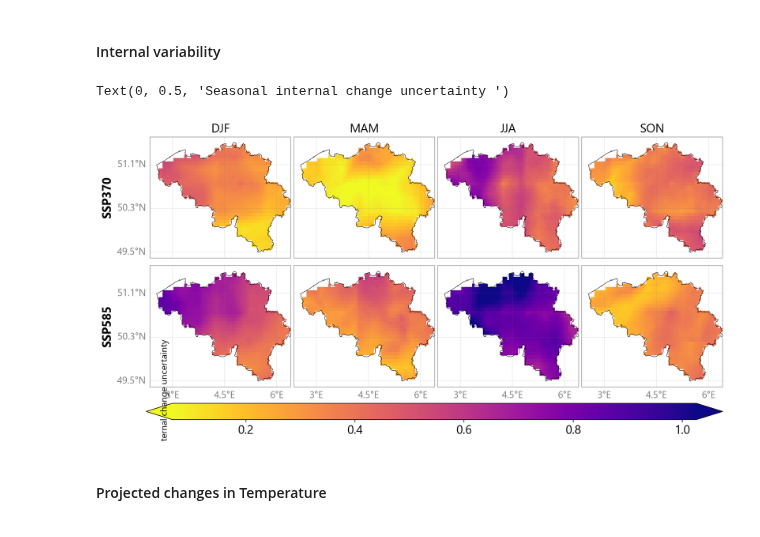
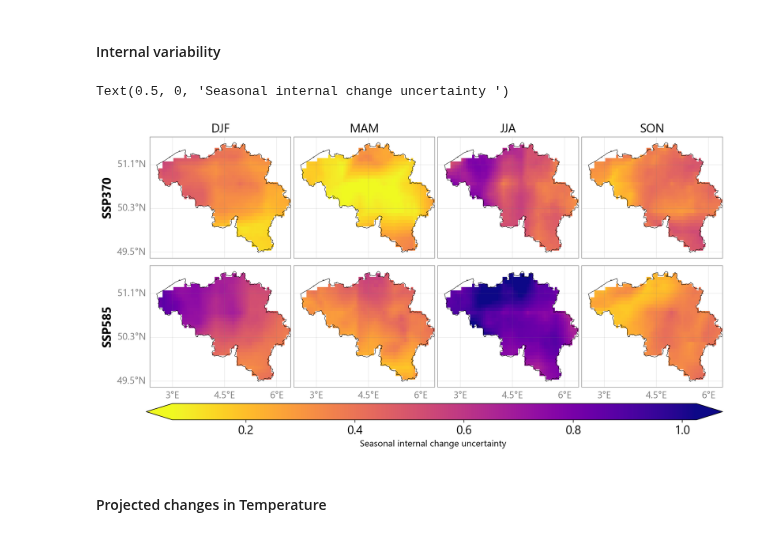
Before and after one commit to klekarkar/pre_post_process_mHM, a Jupyter notebook: scenario_hydromet_ISIMIP.ipynb, the cells around one changed output. Cells and saved outputs as stored; diff of their text form; code cells hidden in the pictures.

```diff
--- a/scenario_hydromet_ISIMIP.ipynb
+++ b/scenario_hydromet_ISIMIP.ipynb
@@ -509,7 +509,7 @@ def plot_ensemble_stats(ensemble_stats, scenarios, seasons, ensemble_stat, shp,
 
     # shared colorbar
     fig.subplots_adjust(right=0.88, wspace=0.02, hspace=0.06)
-    cax = fig.add_axes([0.12, 0.01, 0.76, 0.05])  # left, bottom, width, height
+    cax = fig.add_axes([0.12, 0.01, 0.76, 0.04])  # left, bottom, width, height
     cb = fig.colorbar(im, cax=cax, orientation='horizontal', extend='both')
     cb.ax.tick_params(labelsize=16)
 
@@ -600,14 +600,14 @@ for scenario in ['ssp370', 'ssp585']:
 # %%
 scenarios = ['ssp370', 'ssp585']
 
 fig, axes, cb = plot_ensemble_stats(ens_scenario_ine_snr, scenarios,
                                      seasons, 'ens_median_imv', be_shp,
                                        cmap='plasma_r', snr_thresh=0.0)
 
-cb.ax.set_ylabel('Seasonal internal change uncertainty ', fontsize=12)
+cb.ax.set_xlabel('Seasonal internal change uncertainty ', fontsize=12)
 # %% [output]
-Text(0, 0.5, 'Seasonal internal change uncertainty ')
+Text(0.5, 0, 'Seasonal internal change uncertainty ')
-[figure, old version]
+[figure, new version]
 # %% [markdown]
 #### Projected changes in Temperature
 # %%
```
Also changed, not shown: parts of 1 cell of this notebook, 4 other files.
